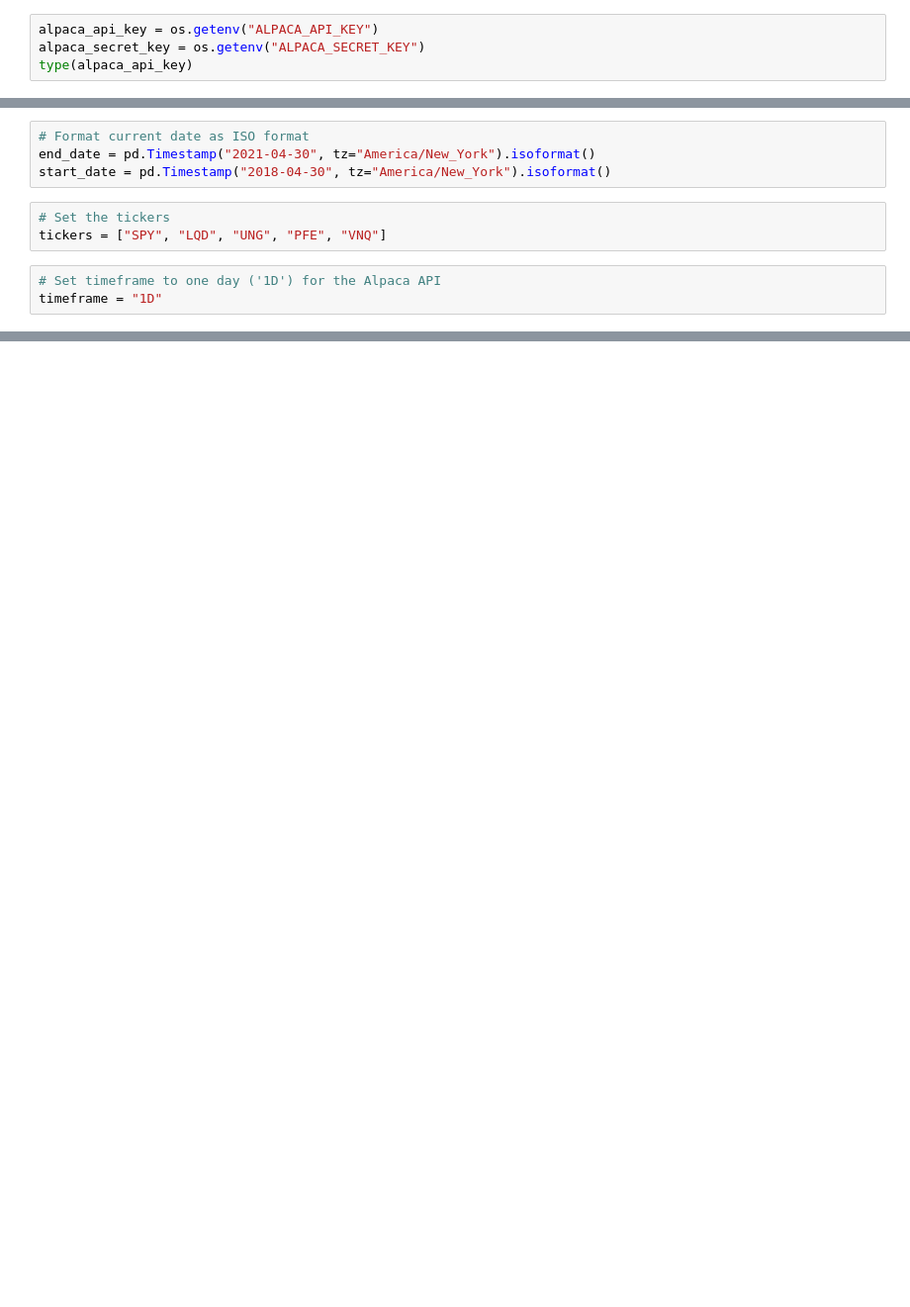
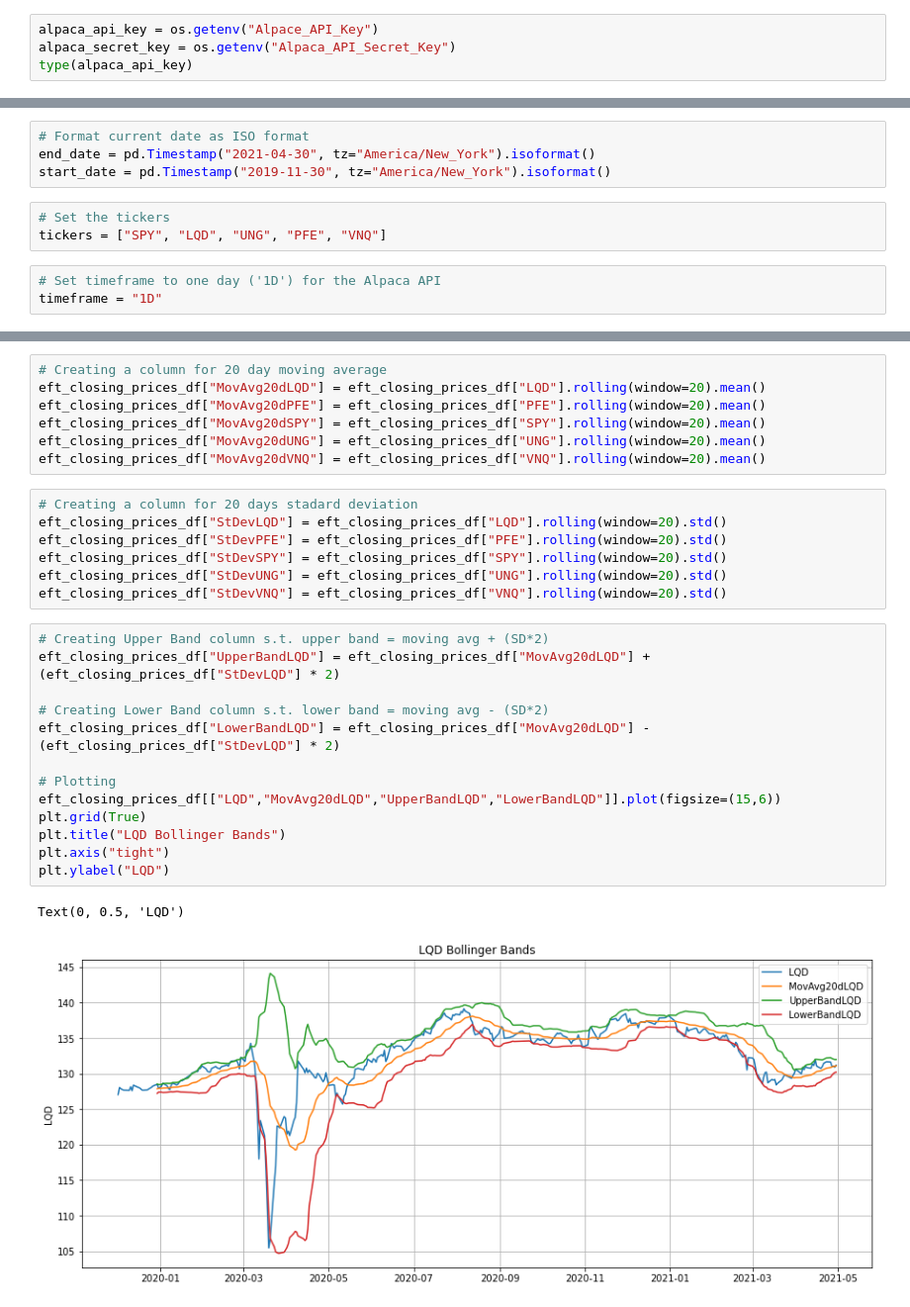
Before and after one commit to ReatoFabio/The-Bollinger-Band-, a Jupyter notebook: etfs_data.ipynb, the cells around one changed output, grey strips where cells are left out. Shown: that part at 99% size. Drawn from its saved outputs; the diff is of its cells as text; blank space fills up the shorter version.

```diff
--- a/etfs_data.ipynb
+++ b/etfs_data.ipynb
@@ -13,8 +13,8 @@ load_dotenv("/Users/FinTech/PycharmProjects/Bootcamp/api_keys.env")
 # %% [output]
 True
 # %%
-alpaca_api_key = os.getenv("ALPACA_API_KEY")
-alpaca_secret_key = os.getenv("ALPACA_SECRET_KEY")
+alpaca_api_key = os.getenv("Alpace_API_Key")
+alpaca_secret_key = os.getenv("Alpaca_API_Secret_Key")
 type(alpaca_api_key)
 # %% [output]
 str
@@ -27,7 +27,7 @@ alpaca = tradeapi.REST(
 # %%
 # Format current date as ISO format
 end_date = pd.Timestamp("2021-04-30", tz="America/New_York").isoformat()
-start_date = pd.Timestamp("2018-04-30", tz="America/New_York").isoformat()
+start_date = pd.Timestamp("2019-11-30", tz="America/New_York").isoformat()
 # %%
 # Set the tickers
 tickers = ["SPY", "LQD", "UNG", "PFE", "VNQ"]
@@ -71,0 +65,30 @@ eft_closing_prices_df["VNQ"] = etfs["VNQ"]["close"]
+# %%
+# Creating a column for 20 day moving average
+eft_closing_prices_df["MovAvg20dLQD"] = eft_closing_prices_df["LQD"].rolling(window=20).mean()
+eft_closing_prices_df["MovAvg20dPFE"] = eft_closing_prices_df["PFE"].rolling(window=20).mean()
+eft_closing_prices_df["MovAvg20dSPY"] = eft_closing_prices_df["SPY"].rolling(window=20).mean()
+eft_closing_prices_df["MovAvg20dUNG"] = eft_closing_prices_df["UNG"].rolling(window=20).mean()
+eft_closing_prices_df["MovAvg20dVNQ"] = eft_closing_prices_df["VNQ"].rolling(window=20).mean()
+# %%
+# Creating a column for 20 days stadard deviation
+eft_closing_prices_df["StDevLQD"] = eft_closing_prices_df["LQD"].rolling(window=20).std()
+eft_closing_prices_df["StDevPFE"] = eft_closing_prices_df["PFE"].rolling(window=20).std()
+eft_closing_prices_df["StDevSPY"] = eft_closing_prices_df["SPY"].rolling(window=20).std()
+eft_closing_prices_df["StDevUNG"] = eft_closing_prices_df["UNG"].rolling(window=20).std()
+eft_closing_prices_df["StDevVNQ"] = eft_closing_prices_df["VNQ"].rolling(window=20).std()
+# %%
+# Creating Upper Band column s.t. upper band = moving avg + (SD*2)
+eft_closing_prices_df["UpperBandLQD"] = eft_closing_prices_df["MovAvg20dLQD"] + (eft_closing_prices_df["StDevLQD"] * 2)
+
+# Creating Lower Band column s.t. lower band = moving avg - (SD*2)
+eft_closing_prices_df["LowerBandLQD"] = eft_closing_prices_df["MovAvg20dLQD"] - (eft_closing_prices_df["StDevLQD"] * 2)
+
+# Plotting
+eft_closing_prices_df[["LQD","MovAvg20dLQD","UpperBandLQD","LowerBandLQD"]].plot(figsize=(15,6))
+plt.grid(True)
+plt.title("LQD Bollinger Bands")
+plt.axis("tight")
+plt.ylabel("LQD")
+# %% [output]
+Text(0, 0.5, 'LQD')
+[figure, added]
```
Also changed, not shown: parts of 9 cells of this notebook, 5 other files.
